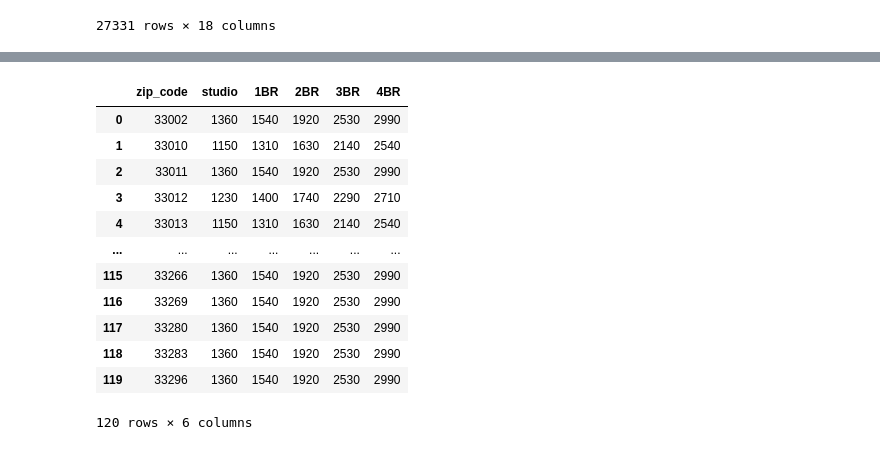
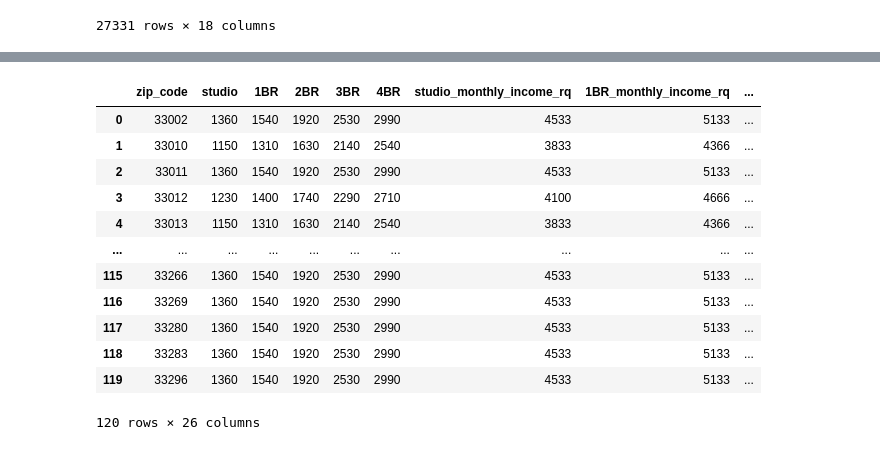
Before and after one commit to mwilfer8888/housing-affordability-miami-artists, a Jupyter notebook: notebooks/county_fmr.ipynb, the cells around one changed output, grey strips where cells are left out. Saved outputs shown, nothing was run; the diff lists cells and outputs as text; code cells hidden in the pictures.

Commit message:
added calculations and fixed up notebooks

```diff
--- a/notebooks/county_fmr.ipynb
+++ b/notebooks/county_fmr.ipynb
@@ -40,3 +40,30 @@ miami_fmr_df = miami_fmr_df.rename(columns= {'ZIP\nCode': 'zip_code',
                                             'SAFMR\n2BR': '2BR',
                                             'SAFMR\n3BR': '3BR',
                                             'SAFMR\n4BR': '4BR'})
+# %%
+miami_fmr_df['studio_monthly_income_rq'] = miami_fmr_df['studio'] / 0.30
+miami_fmr_df['1BR_monthly_income_rq'] = miami_fmr_df['1BR'] / 0.30
+miami_fmr_df['2BR_monthly_income_rq'] = miami_fmr_df['2BR'] / 0.30
+miami_fmr_df['3BR_monthly_income_rq'] = miami_fmr_df['3BR'] / 0.30
+miami_fmr_df['4BR_monthly_income_rq'] = miami_fmr_df['4BR'] / 0.30
+
+# 2. Calculate the annual income needed
+miami_fmr_df['studio_yrly_income_rq'] = miami_fmr_df['studio_monthly_income_rq'] * 12
+miami_fmr_df['1BR_yrly_income_rq'] = miami_fmr_df['1BR_monthly_income_rq'] * 12
+miami_fmr_df['2BR_yrly_income_rq'] = miami_fmr_df['2BR_monthly_income_rq'] * 12
+miami_fmr_df['3BR_yrly_income_rq'] = miami_fmr_df['3BR_monthly_income_rq'] * 12
+miami_fmr_df['4BR_yrly_income_rq'] = miami_fmr_df['4BR_monthly_income_rq'] * 12
+
+# 3. Calculate the hourly wage needed
+miami_fmr_df['studio_hourly_wage_rq_one_brdwnr'] = miami_fmr_df['studio_yrly_income_rq'] / 2080
+miami_fmr_df['1BR_hourly_wage_rq_one_brdwnr'] = miami_fmr_df['1BR_yrly_income_rq'] / 2080
+miami_fmr_df['2BR_hourly_wage_rq_one_brdwnr'] = miami_fmr_df['2BR_yrly_income_rq'] / 2080
+miami_fmr_df['3BR_hourly_wage_rq_one_brdwnr'] = miami_fmr_df['3BR_yrly_income_rq'] / 2080
+miami_fmr_df['4BR_hourly_wage_rq_one_brdwnr'] = miami_fmr_df['4BR_yrly_income_rq'] / 2080
+
+# 4. Calculate the hourly wage needed for two breadwinners
+miami_fmr_df['studio_hourly_wage_rq_two_brdwnrs'] = miami_fmr_df['studio_hourly_wage_rq_one_brdwnr'] / 2
+miami_fmr_df['1BR_hourly_wage_rq_two_brdwnrs'] = miami_fmr_df['1BR_hourly_wage_rq_one_brdwnr'] / 2
+miami_fmr_df['2BR_hourly_wage_rq_two_brdwnrs'] = miami_fmr_df['2BR_hourly_wage_rq_one_brdwnr'] / 2
+miami_fmr_df['3BR_hourly_wage_rq_two_brdwnrs'] = miami_fmr_df['3BR_hourly_wage_rq_one_brdwnr'] / 2
+miami_fmr_df['4BR_hourly_wage_rq_two_brdwnrs'] = miami_fmr_df['4BR_hourly_wage_rq_one_brdwnr'] / 2
@@ -43,20 +84,34 @@ miami_fmr_df = miami_fmr_df.rename(columns= {'ZIP\nCode': 'zip_code',
+# %%
+calculations = ['studio_monthly_income_rq', '1BR_monthly_income_rq',
+       '2BR_monthly_income_rq', '3BR_monthly_income_rq',
+       '4BR_monthly_income_rq', 'studio_yrly_income_rq', '1BR_yrly_income_rq',
+       '2BR_yrly_income_rq', '3BR_yrly_income_rq', '4BR_yrly_income_rq',
+       'studio_hourly_wage_rq_one_brdwnr', '1BR_hourly_wage_rq_one_brdwnr',
+       '2BR_hourly_wage_rq_one_brdwnr', '3BR_hourly_wage_rq_one_brdwnr',
+       '4BR_hourly_wage_rq_one_brdwnr', 'studio_hourly_wage_rq_two_brdwnrs',
+       '1BR_hourly_wage_rq_two_brdwnrs', '2BR_hourly_wage_rq_two_brdwnrs',
+       '3BR_hourly_wage_rq_two_brdwnrs', '4BR_hourly_wage_rq_two_brdwnrs']
+
+for col in calculations:
+    miami_fmr_df[col] = miami_fmr_df[col].astype(int)
 # %%
 #resetting index
 miami_fmr_df = miami_fmr_df.reset_index(drop=True)
+miami_fmr_df
 # %% [output]
-|  | zip_code | studio | 1BR | 2BR | 3BR | 4BR |
-| 0 | 33002 | 1360 | 1540 | 1920 | 2530 | 2990 |
-| 1 | 33010 | 1150 | 1310 | 1630 | 2140 | 2540 |
-| 2 | 33011 | 1360 | 1540 | 1920 | 2530 | 2990 |
-| 3 | 33012 | 1230 | 1400 | 1740 | 2290 | 2710 |
-| 4 | 33013 | 1150 | 1310 | 1630 | 2140 | 2540 |
-| ... | ... | ... | ... | ... | ... | ... |
-| 115 | 33266 | 1360 | 1540 | 1920 | 2530 | 2990 |
-| 116 | 33269 | 1360 | 1540 | 1920 | 2530 | 2990 |
-| 117 | 33280 | 1360 | 1540 | 1920 | 2530 | 2990 |
-| 118 | 33283 | 1360 | 1540 | 1920 | 2530 | 2990 |
-| 119 | 33296 | 1360 | 1540 | 1920 | 2530 | 2990 |
+|  | zip_code | studio | 1BR | 2BR | 3BR | 4BR | studio_monthly_income_rq | 1BR_monthly_income_rq | ... |
+| 0 | 33002 | 1360 | 1540 | 1920 | 2530 | 2990 | 4533 | 5133 | ... |
+| 1 | 33010 | 1150 | 1310 | 1630 | 2140 | 2540 | 3833 | 4366 | ... |
+| 2 | 33011 | 1360 | 1540 | 1920 | 2530 | 2990 | 4533 | 5133 | ... |
+| 3 | 33012 | 1230 | 1400 | 1740 | 2290 | 2710 | 4100 | 4666 | ... |
+| 4 | 33013 | 1150 | 1310 | 1630 | 2140 | 2540 | 3833 | 4366 | ... |
+| ... | ... | ... | ... | ... | ... | ... | ... | ... | ... |
+| 115 | 33266 | 1360 | 1540 | 1920 | 2530 | 2990 | 4533 | 5133 | ... |
+| 116 | 33269 | 1360 | 1540 | 1920 | 2530 | 2990 | 4533 | 5133 | ... |
+| 117 | 33280 | 1360 | 1540 | 1920 | 2530 | 2990 | 4533 | 5133 | ... |
+| 118 | 33283 | 1360 | 1540 | 1920 | 2530 | 2990 | 4533 | 5133 | ... |
+| 119 | 33296 | 1360 | 1540 | 1920 | 2530 | 2990 | 4533 | 5133 | ... |
-120 rows × 6 columns
+120 rows × 26 columns
 # %%
 #saving as its own dataframe
 miami_fmr_df.to_csv('miami_fmr_df.csv', index=False)
```
Also changed, not shown: parts of 1 cell of this notebook, 7 other files.
